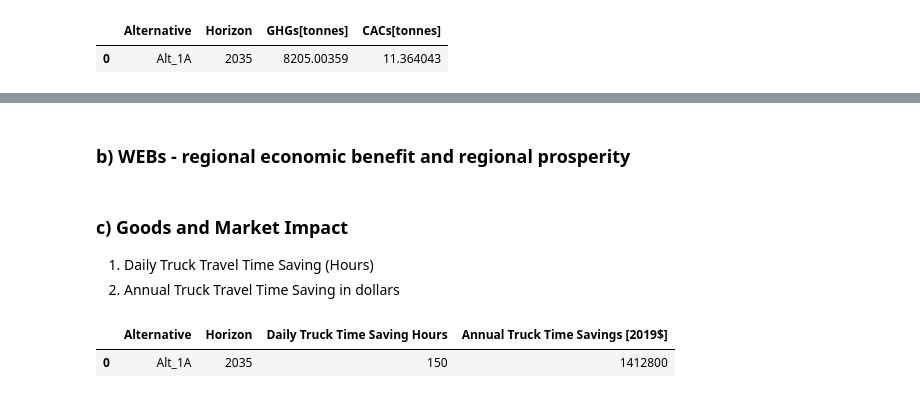
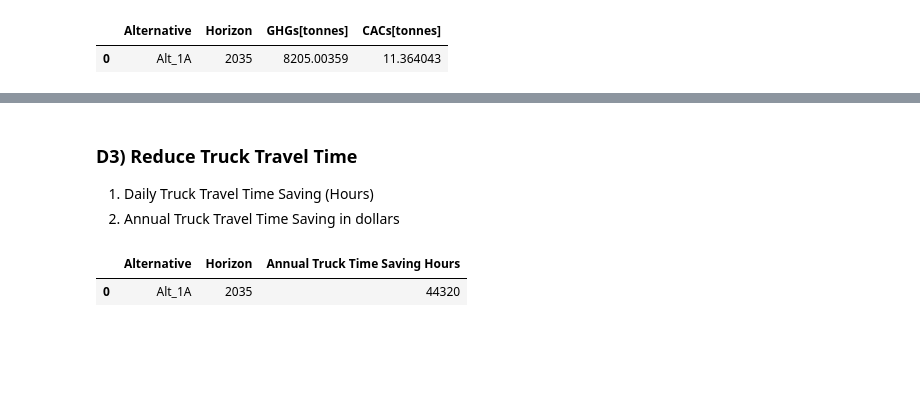
Before and after one commit to KristinaKwong/r2uPhase2, a Jupyter notebook: RTM/Scripts/MAE/MAE_Performance_Measures.ipynb, the cells around one changed output, grey strips where cells are left out. Drawn from its saved outputs; the diff is of its cells as text; code cells hidden in the pictures; blank space fills up the shorter version.

```diff
--- a/RTM/Scripts/MAE/MAE_Performance_Measures.ipynb
+++ b/RTM/Scripts/MAE/MAE_Performance_Measures.ipynb
@@ -841 +1013,21 @@ emission_table
+# %%
+# export the household count by income category for 2035/2050 BAU databanks
+df_hh_list = []
+for index,row in scenarios_table.iterrows():
+    if row["Scenario"]!="BAU":
+        continue # to next databank, do not export
+    eb = open_emmbank(row["Databank"])
+
+    conn_rtm = util.get_rtm_db(eb)
+    df_hh = pd.read_sql("select * from segmentedHouseholds", conn_rtm)
+    conn_rtm.close()
+    df_hh = df_hh[["TAZ1741","HHInc","CountHHs"]].groupby(["TAZ1741","HHInc"])["CountHHs"].sum().reset_index()
+    df_hh = df_pivot(df_hh, "TAZ1741","HHInc","CountHHs").fillna(0)
+    df_hh.rename(columns={1: scenario_label+"_LowIncomeHHCount",
+                          2: scenario_label+"_MedIncomeHHCount",
+                          3: scenario_label+"_HigIncomeHHCount"}, inplace=True)
+    df_hh_list.append(df_hh)
+
+# df_hh_list[0].merge(df_hh_list[1], how='outer', on='TAZ1741')
+df_hh_list[0].to_csv("C3_HH.csv",index=False)
 # %% [markdown]
@@ -846,2 +1034,0 @@ on hold
-# %% [markdown]
-### b) WEBs - regional economic benefit and regional prosperity
@@ -850,10 +1035,11 @@ on hold
 # %% [markdown]
-### c) Goods and Market Impact
+### D3) Reduce Truck Travel Time
 1) Daily Truck Travel Time Saving (Hours) <br>
 2) Annual Truck Travel Time Saving in dollars
 # %%
 truck_table = scenarios_input.copy()
 truck_table["Daily Truck Time Saving Hours"] = -1
+truck_table["Annual Truck Time Saving Hours"] = -1
 truck_table["Annual Truck Time Savings [2019$]"] = -1
 
 rounding1 = -1
@@ -886,36 +1072,40 @@ for index, row in truck_table.iterrows():
 
     Time_Benefit_AM = 0
     Time_Benefit_MD = 0
     Time_Benefit_PM = 0
     Daily_Time_BenefitMinutes = 0
     Annual_Time_BenefitMinutes = 0
 
     for mode in ["LGV","HGV"]:
         mode = mode + "9"
         Time_Benefit_AM = (Base_Demand["AMT"+mode] * (Base_Time["AMM"+mode] - Altr_Time["AMM"+mode])).sum()
         Time_Benefit_MD = (Base_Demand["MDT"+mode] * (Base_Time["MDM"+mode] - Altr_Time["MDM"+mode])).sum()
         Time_Benefit_PM = (Base_Demand["PMT"+mode] * (Base_Time["PMM"+mode] - Altr_Time["PMM"+mode])).sum()
 
         AM_Fac, MD_Fac, PM_Fac = expansion_factors[mode[:3]]
         Daily_Time_BenefitMinutes += Time_Benefit_AM * AM_Fac + Time_Benefit_MD * MD_Fac + Time_Benefit_PM * PM_Fac
 
         AnnualFactor = DailyToAnnual_factors[mode[:3]]
         Annual_Time_BenefitMinutes += (Time_Benefit_AM * AM_Fac + Time_Benefit_MD * MD_Fac + Time_Benefit_PM * PM_Fac)*AnnualFactor
 
     result = int(round((Daily_Time_BenefitMinutes)/60,rounding1))#convert minutes to hours
     truck_table.at[index,"Daily Truck Time Saving Hours"] = result
+    result = int(round((Annual_Time_BenefitMinutes)/60,rounding1))#convert minutes to hours
+    truck_table.at[index,"Annual Truck Time Saving Hours"] = result
 
     TruckValueOfTime = 31.25 # 2018 Dollars/hr
     DollarYearAdjust = 1 + 0.02 # Adjust to 2019 Dollar by Applying Inflation Rate (CPI)
     Annual_Time_BenefitDollar = DollarYearAdjust * TruckValueOfTime * Annual_Time_BenefitMinutes/60
     result = int(round(Annual_Time_BenefitDollar,rounding2))
     truck_table.at[index,"Annual Truck Time Savings [2019$]"] = result
 
-truck_table = truck_table.drop(columns=["Alternative Databank","BAU Databank"])
+# truck_table = truck_table.drop(columns=["Alternative Databank","BAU Databank"])
+truck_table = truck_table[["Alternative","Horizon","Annual Truck Time Saving Hours"]]
+truck_table.to_csv("D3.csv",index=False)
 truck_table
 # %% [output]
-|  | Alternative | Horizon | Daily Truck Time Saving Hours | Annual Truck Time Savings [2019$] |
-| 0 | Alt_1A | 2035 | 150 | 1412800 |
+|  | Alternative | Horizon | Annual Truck Time Saving Hours |
+| 0 | Alt_1A | 2035 | 44320 |
 # %%
 # summarize csv files into one excel file
 csv_list = ["INFO"] + pd.read_csv("INFO.csv")["Item"].to_list()
```
Also changed, not shown: parts of 11 cells of this notebook, 10 other files.
